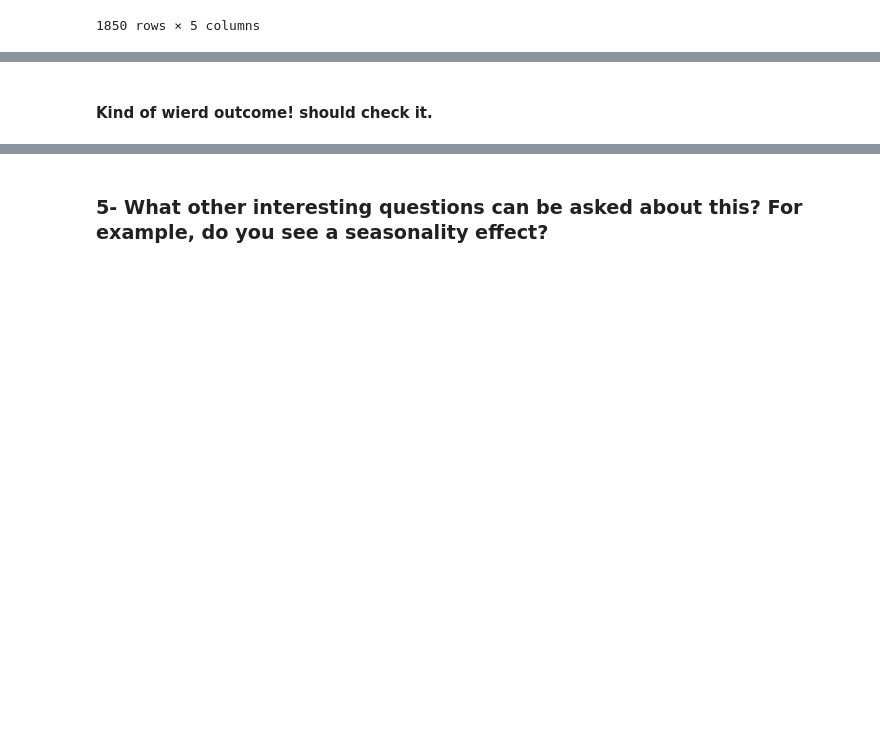
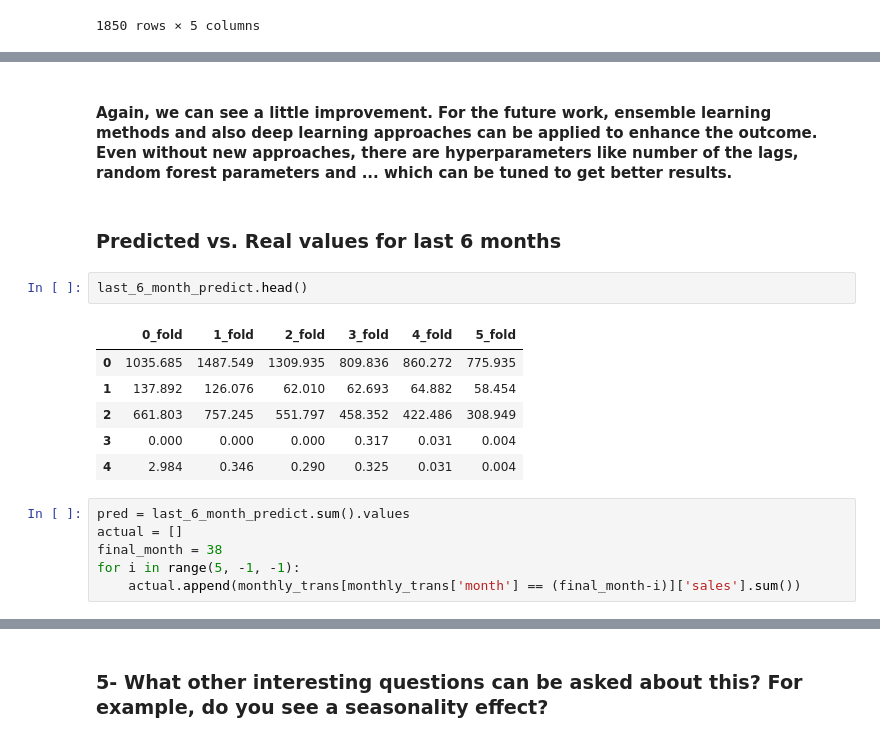
Before and after one commit to halikhani/customer_transactions_history, a Jupyter notebook: DataProcessing.ipynb, the cells around one changed output, grey strips where cells are left out. Cells and saved outputs as stored; diff of their text form; blank space fills up the shorter version.

```diff
--- a/DataProcessing.ipynb
+++ b/DataProcessing.ipynb
@@ -489,2 +559,19 @@ Total Error 0.9407
-# %% [markdown]
-#### Kind of wierd outcome! should check it.
+# %% [markdown]
+#### Again, we can see a little improvement. For the future work, ensemble learning methods and also deep learning approaches can be applied to enhance the outcome. Even without new approaches, there are hyperparameters like number of the lags, random forest parameters and ... which can be tuned to get better results.
+# %% [markdown]
+### Predicted vs. Real values for last 6 months
+# %%
+last_6_month_predict.head()
+# %% [output]
+|  | 0_fold | 1_fold | 2_fold | 3_fold | 4_fold | 5_fold |
+| 0 | 1035.685 | 1487.549 | 1309.935 | 809.836 | 860.272 | 775.935 |
+| 1 | 137.892 | 126.076 | 62.010 | 62.693 | 64.882 | 58.454 |
+| 2 | 661.803 | 757.245 | 551.797 | 458.352 | 422.486 | 308.949 |
+| 3 | 0.000 | 0.000 | 0.000 | 0.317 | 0.031 | 0.004 |
+| 4 | 2.984 | 0.346 | 0.290 | 0.325 | 0.031 | 0.004 |
+# %%
+pred = last_6_month_predict.sum().values
+actual = []
+final_month = 38
+for i in range(5, -1, -1):
+    actual.append(monthly_trans[monthly_trans['month'] == (final_month-i)]['sales'].sum())
```
Also changed, not shown: parts of 31 cells of this notebook, 2 other files.
